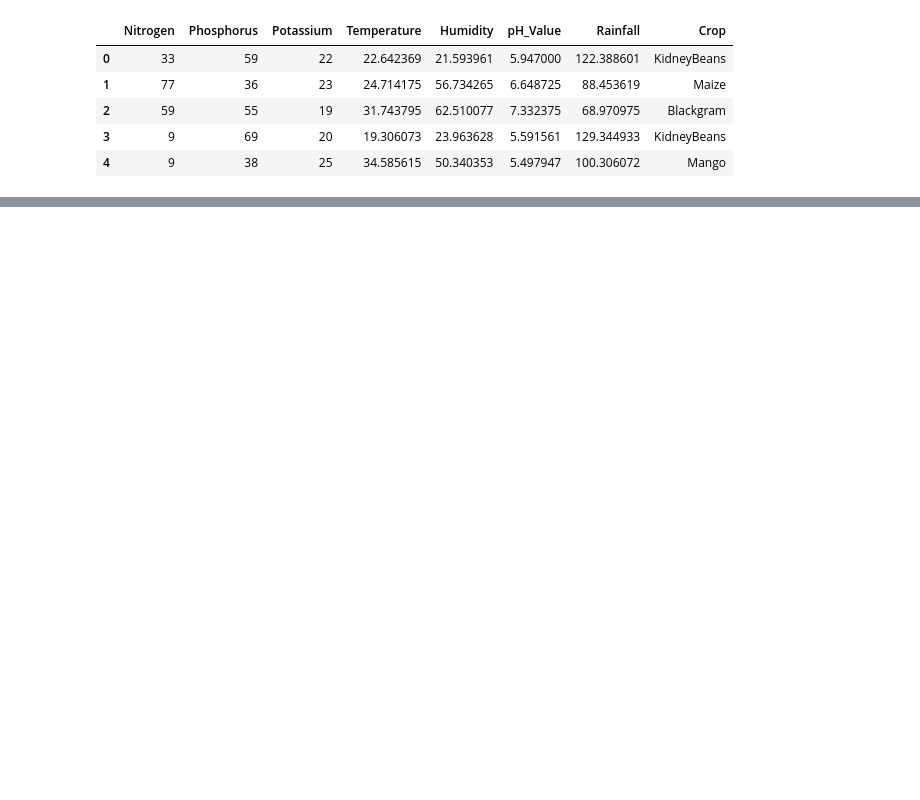
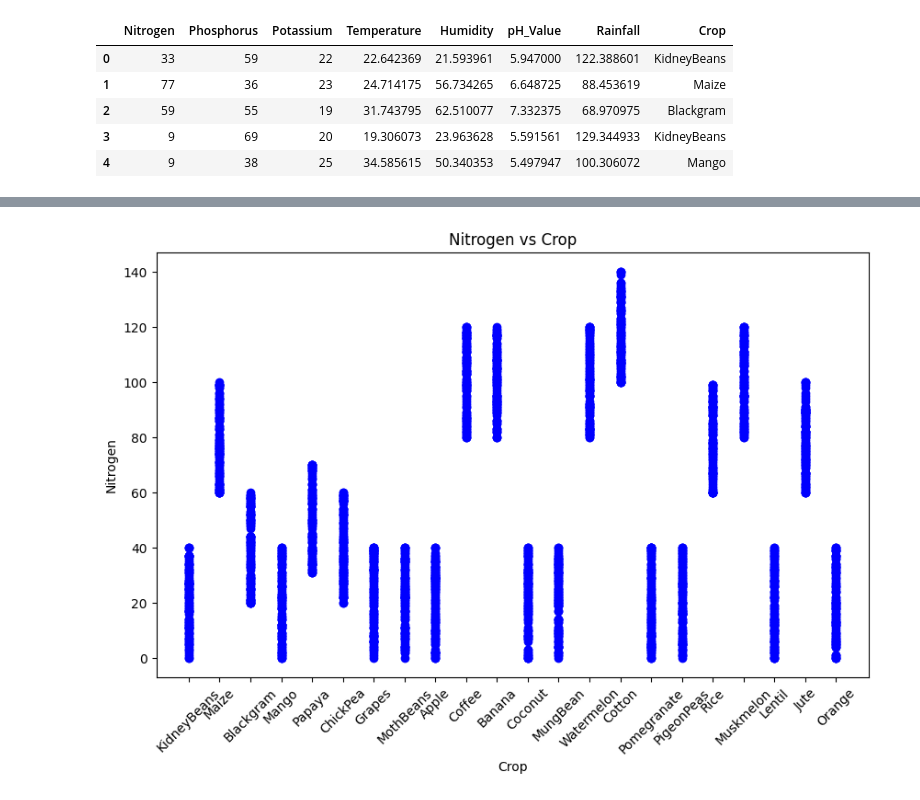
Before and after one commit to Mark-Kitur/crop_recomendation, a Jupyter notebook: KN.ipynb, the cells around one changed output, grey strips where cells are left out. Drawn from its saved outputs; the diff is of its cells as text; code cells hidden in the pictures; blank space fills up the shorter version.

```diff
--- a/KN.ipynb
+++ b/KN.ipynb
@@ -77,0 +40,10 @@ knn
+# %%
+plt.figure(figsize=(10, 6))
+plt.scatter(data['Crop'], data['Nitrogen'], color='blue')
+plt.xlabel('Crop')
+plt.ylabel('Nitrogen')
+plt.title('Nitrogen vs Crop')
+plt.xticks(rotation=45)
+plt.show()
+# %% [output]
+[figure, added]
```
Also changed, not shown: parts of 17 cells of this notebook.
